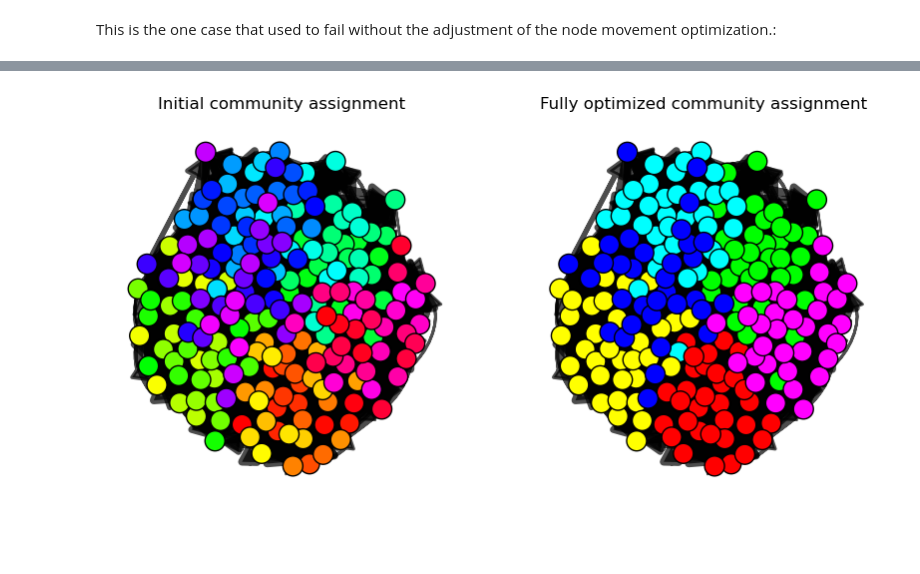
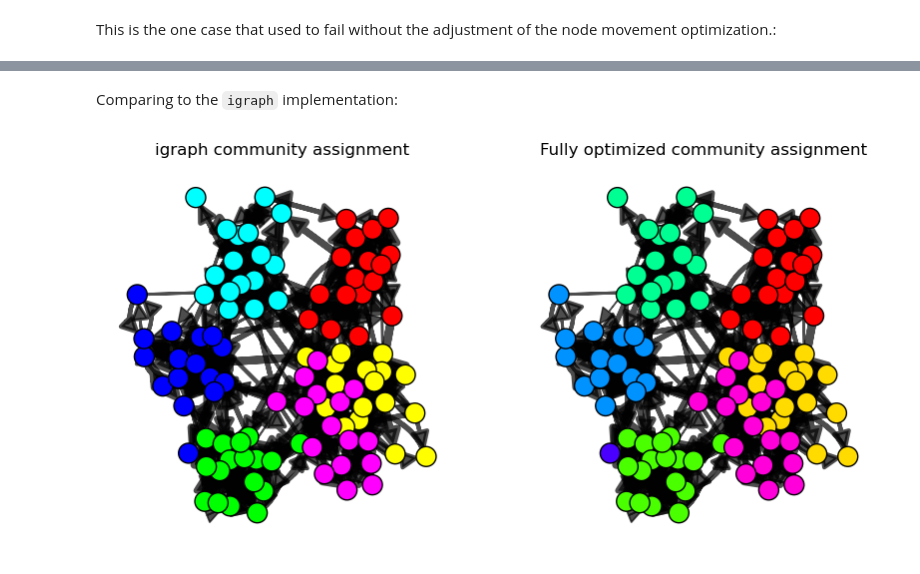
Before and after one commit to lm-schulze/ITI_project, a Jupyter notebook: notebooks/I_hate_recursion.ipynb, the cells around one changed output, grey strips where cells are left out. Saved outputs shown, nothing was run; the diff lists cells and outputs as text; code cells hidden in the pictures; blank space fills up the shorter version.

Commit message:
🎨 Cleaned up notebooks and infomap_funcs.py

```diff
--- a/notebooks/I_hate_recursion.ipynb
+++ b/notebooks/I_hate_recursion.ipynb
@@ -484,6 +536,11 @@ def compare_partitions(comms1, comms2):
 # %% [markdown]
 Generating the test networks:
 # %%
-g_test = inf.generate_sbm(n=200, c=6, p_in=0.25, p_out=0.05, directed=False, weighted=True)
-g_test_directed = inf.generate_sbm(n=200, c=6, p_in=0.25, p_out=0.05, directed=True, weighted=True)
+# bigger and less clear community structure
+#g_test = inf.generate_sbm(n=200, c=6, p_in=0.25, p_out=0.05, directed=False, weighted=True)
+#g_test_directed = inf.generate_sbm(n=200, c=6, p_in=0.25, p_out=0.05, directed=True, weighted=True)
+
+# simple and small
+g_test = inf.generate_sbm(n=100, c=6, p_in=0.25, p_out=0.01, directed=False, weighted=True)
+g_test_directed = inf.generate_sbm(n=100, c=6, p_in=0.25, p_out=0.01, directed=True, weighted=True)
 # %% [markdown]
@@ -756,9 +776,13 @@ Number of nodes moved this iteration: 168
+# %% [markdown]
+Comparing to the `igraph` implementation:
 # %%
+layout = g_test_directed.layout('fr')
+comms_ig = g_test_directed.community_infomap(edge_weights=g_test_directed.es['weight'], vertex_weights=None, trials=10)
 fig, ax = plt.subplots(ncols=2, figsize = (10, 5))
-ig.plot(g_test_directed, layout=layout, **inf.visual_community_colors(g_test_directed, communities=range(g_test_directed.vcount()), skipLayout=True), target=ax[0])
+ig.plot(g_test_directed, layout=layout, **inf.visual_community_colors(g_test_directed, communities=comms_ig.membership, skipLayout=True), target=ax[0])
 ig.plot(g_test_directed, layout=layout, **inf.visual_community_colors(g_test_directed, communities=comms, skipLayout=True), target=ax[1])
-ax[0].set_title("Initial community assignment")
+ax[0].set_title("igraph community assignment")
 ax[1].set_title("Fully optimized community assignment")
 plt.show()
 # %% [output]
-[figure, old version]
+[figure, new version]
```
Also changed, not shown: parts of 40 cells of this notebook, 2 other files.
